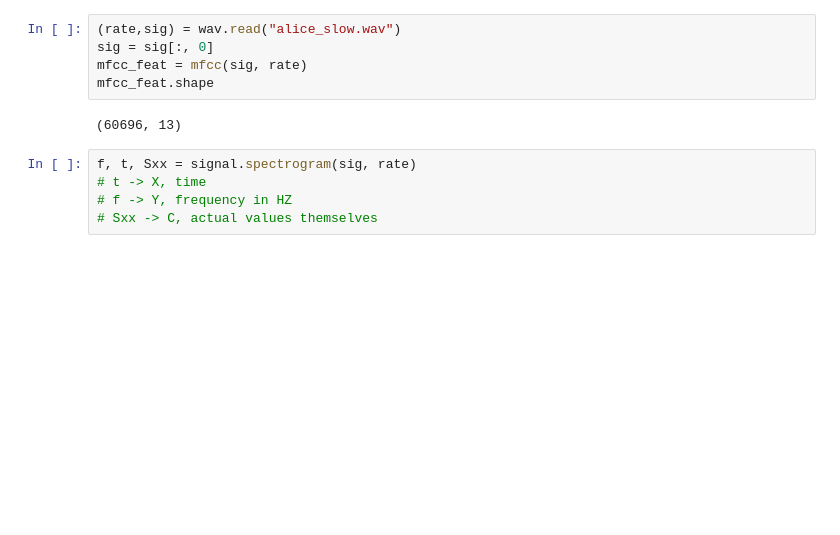
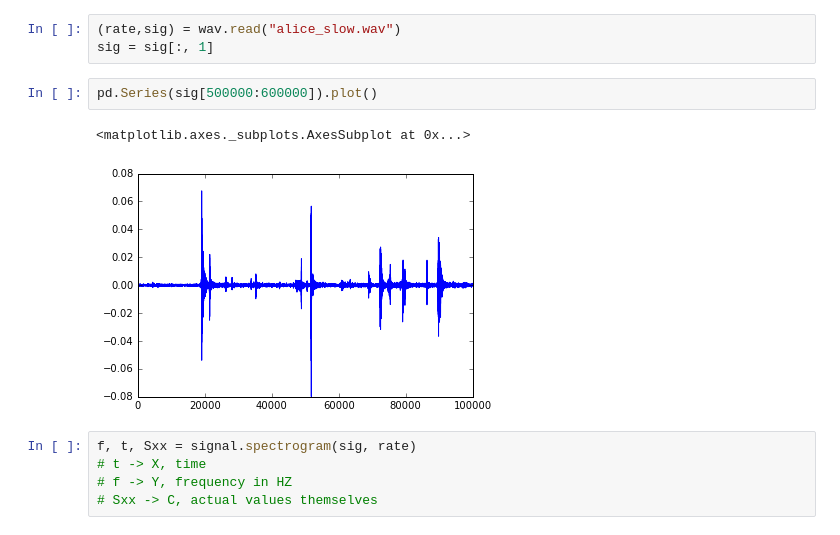
Before and after one commit to kyang01/keyboard_emanations, a Jupyter notebook: Kevins Notebook.ipynb, the cells around one changed output. Saved outputs shown, nothing was run; the diff lists cells and outputs as text; blank space fills up the shorter version.

```diff
--- a/Kevins Notebook.ipynb
+++ b/Kevins Notebook.ipynb
@@ -25,10 +82,11 @@ def transform_to_str(pred):
 # %%
 (rate,sig) = wav.read("alice_slow.wav")
-sig = sig[:, 0]
-mfcc_feat = mfcc(sig, rate)
-mfcc_feat.shape
+sig = sig[:, 1]
-# %% [output]
-(60696, 13)
+# %%
+pd.Series(sig[500000:600000]).plot()
+# %% [output]
+<matplotlib.axes._subplots.AxesSubplot at 0x...>
+[figure, added]
 # %%
 f, t, Sxx = signal.spectrogram(sig, rate)
 # t -> X, time
```
Also changed, not shown: parts of 10 cells of this notebook, 2 other files.
